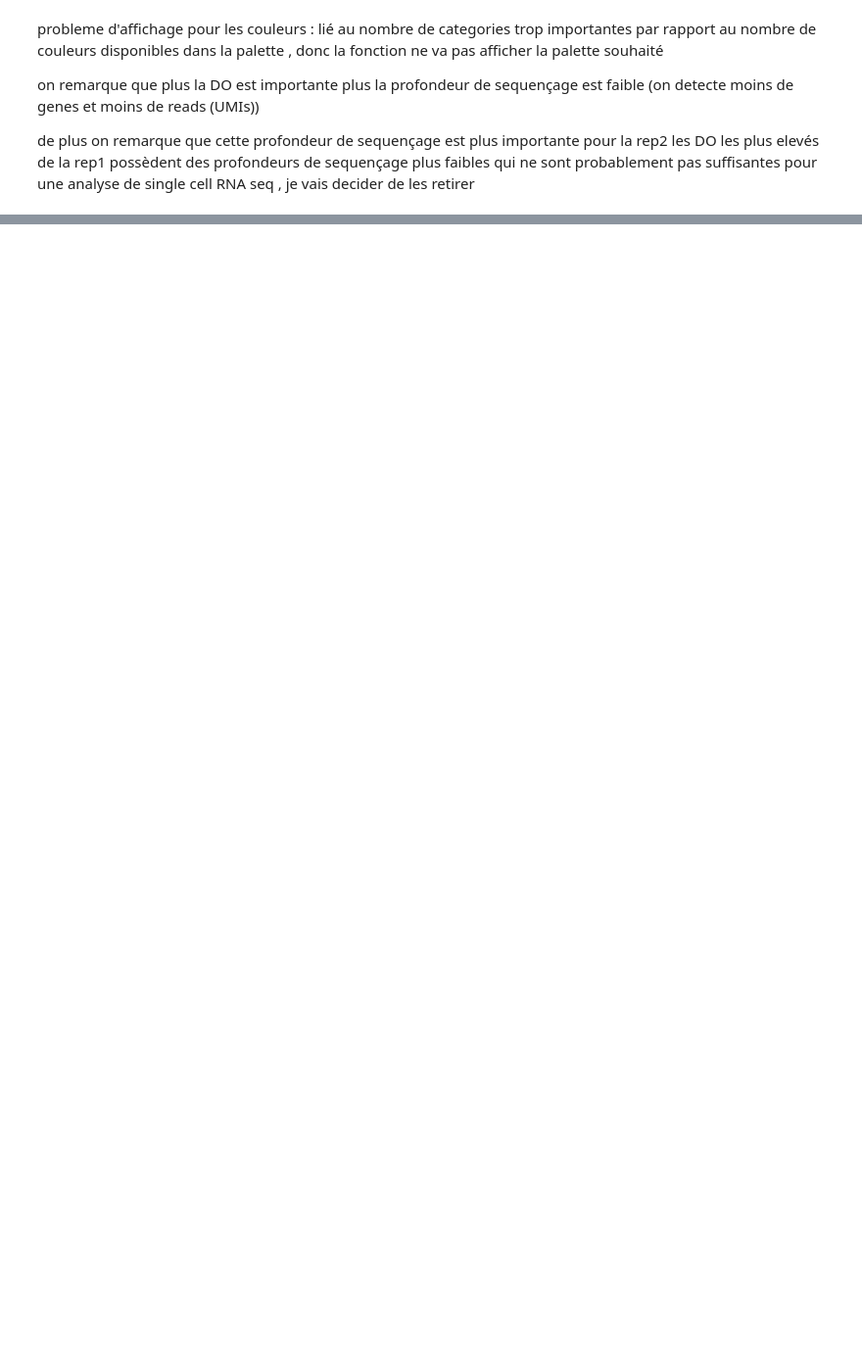
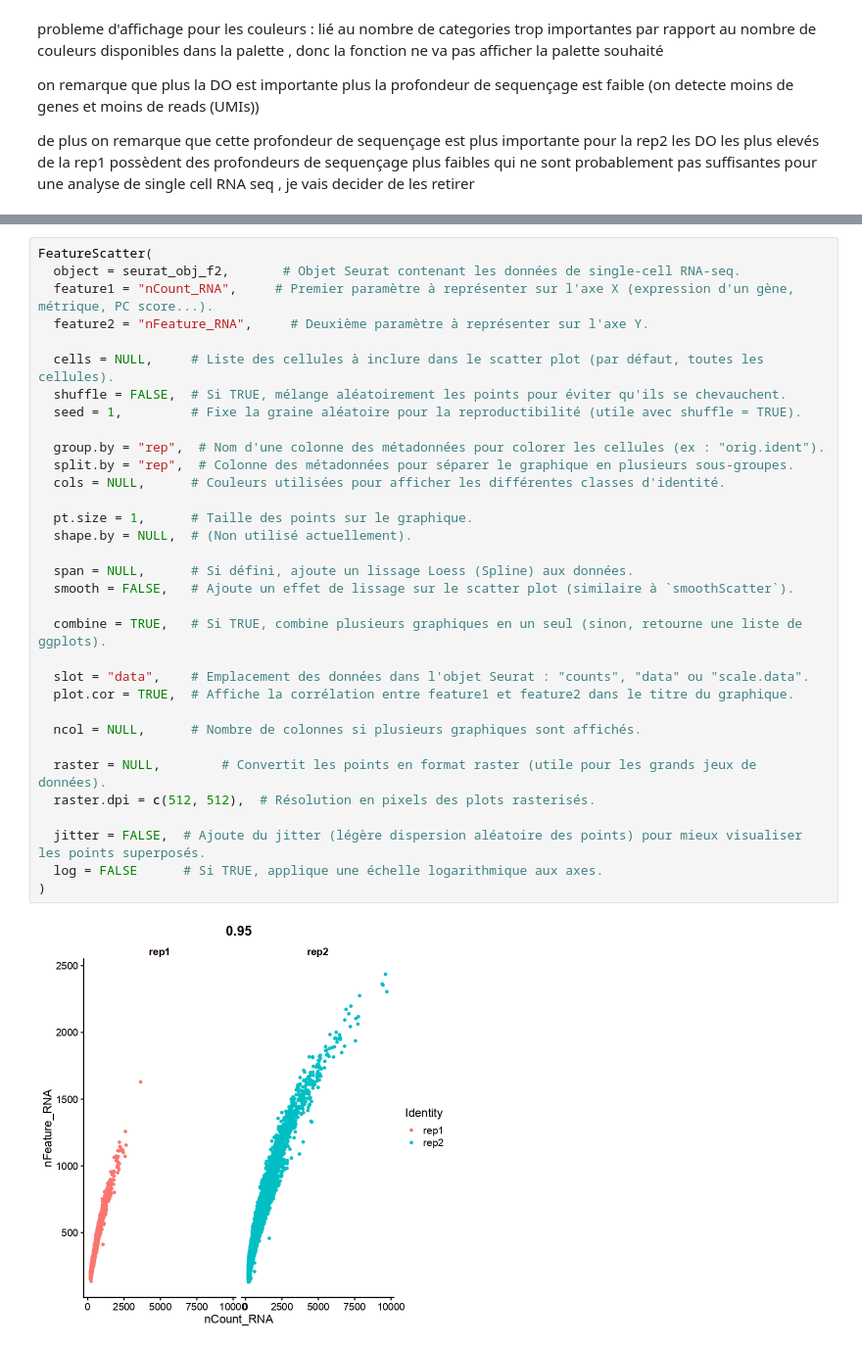
Before and after one commit to vgoupille/DOL_scRNAseq, a Jupyter notebook: 7_Article/script/script_Val/5_Normalisation_and_other.ipynb, the cells around one changed output, grey strips where cells are left out. Shown at 98% size. Drawn from its saved outputs; the diff is of its cells as text; blank space fills up the shorter version.

```diff
--- a/7_Article/script/script_Val/5_Normalisation_and_other.ipynb
+++ b/7_Article/script/script_Val/5_Normalisation_and_other.ipynb
@@ -362,0 +617,35 @@ Warning message:
+# %%
+FeatureScatter(
+  object = seurat_obj_f2,       # Objet Seurat contenant les données de single-cell RNA-seq.
+  feature1 = "nCount_RNA",     # Premier paramètre à représenter sur l'axe X (expression d'un gène, métrique, PC score...).
+  feature2 = "nFeature_RNA",     # Deuxième paramètre à représenter sur l'axe Y.
+
+  cells = NULL,     # Liste des cellules à inclure dans le scatter plot (par défaut, toutes les cellules).
+  shuffle = FALSE,  # Si TRUE, mélange aléatoirement les points pour éviter qu'ils se chevauchent.
+  seed = 1,         # Fixe la graine aléatoire pour la reproductibilité (utile avec shuffle = TRUE).
+
+  group.by = "rep",  # Nom d'une colonne des métadonnées pour colorer les cellules (ex : "orig.ident").
+  split.by = "rep",  # Colonne des métadonnées pour séparer le graphique en plusieurs sous-groupes.
+  cols = NULL,      # Couleurs utilisées pour afficher les différentes classes d'identité.
+
+  pt.size = 1,      # Taille des points sur le graphique.
+  shape.by = NULL,  # (Non utilisé actuellement).
+
+  span = NULL,      # Si défini, ajoute un lissage Loess (Spline) aux données.
+  smooth = FALSE,   # Ajoute un effet de lissage sur le scatter plot (similaire à `smoothScatter`).
+
+  combine = TRUE,   # Si TRUE, combine plusieurs graphiques en un seul (sinon, retourne une liste de ggplots).
+
+  slot = "data",    # Emplacement des données dans l'objet Seurat : "counts", "data" ou "scale.data".
+  plot.cor = TRUE,  # Affiche la corrélation entre feature1 et feature2 dans le titre du graphique.
+
+  ncol = NULL,      # Nombre de colonnes si plusieurs graphiques sont affichés.
+
+  raster = NULL,        # Convertit les points en format raster (utile pour les grands jeux de données).
+  raster.dpi = c(512, 512),  # Résolution en pixels des plots rasterisés.
+
+  jitter = FALSE,  # Ajoute du jitter (légère dispersion aléatoire des points) pour mieux visualiser les points superposés.
+  log = FALSE      # Si TRUE, applique une échelle logarithmique aux axes.
+)
+# %% [output]
+[figure, added]
```
Also changed, not shown: parts of 18 cells of this notebook, 2 other files.
